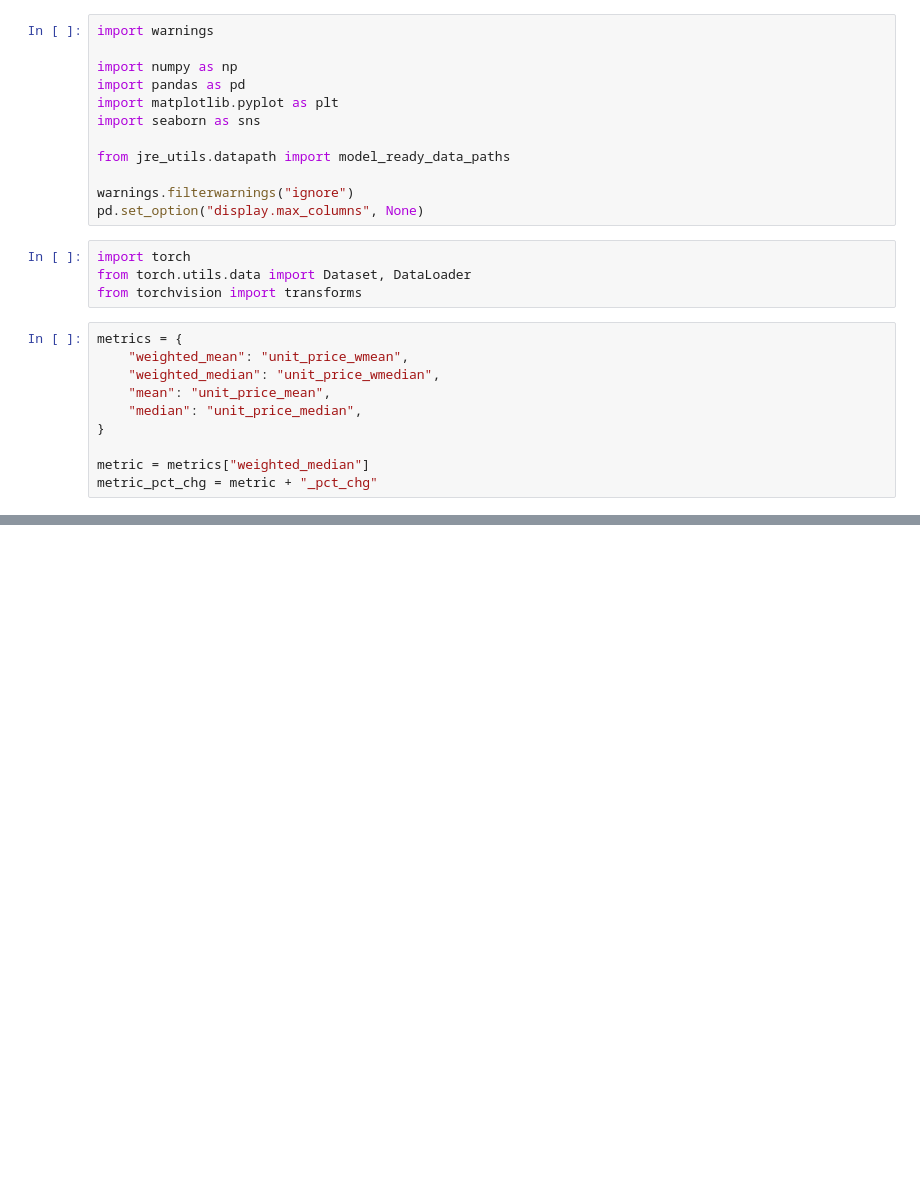
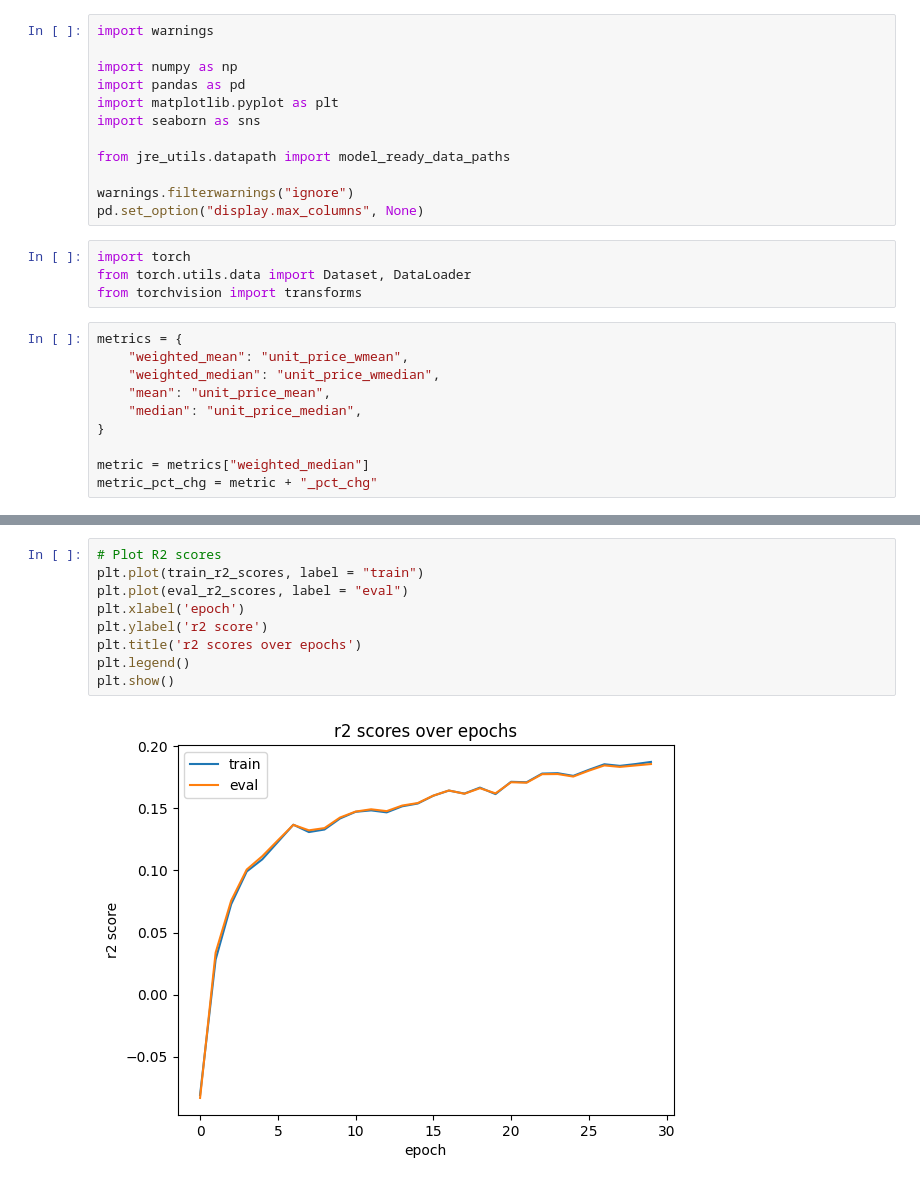
Before and after one commit to diabhaque/Yogen, a Jupyter notebook: notebooks/dataset_building/torch_sequence_models.ipynb, the cells around one changed output, grey strips where cells are left out. Drawn from its saved outputs; the diff is of its cells as text; blank space fills up the shorter version.

```diff
--- a/notebooks/dataset_building/torch_sequence_models.ipynb
+++ b/notebooks/dataset_building/torch_sequence_models.ipynb
@@ -167,0 +381,11 @@ for i_batch, sample_batched in enumerate(dataloader):
+# %%
+# Plot R2 scores
+plt.plot(train_r2_scores, label = "train")
+plt.plot(eval_r2_scores, label = "eval")
+plt.xlabel('epoch')
+plt.ylabel('r2 score')
+plt.title('r2 scores over epochs')
+plt.legend()
+plt.show()
+# %% [output]
+[figure, added]
```
Also changed, not shown: parts of 22 cells of this notebook, 8 other files.
